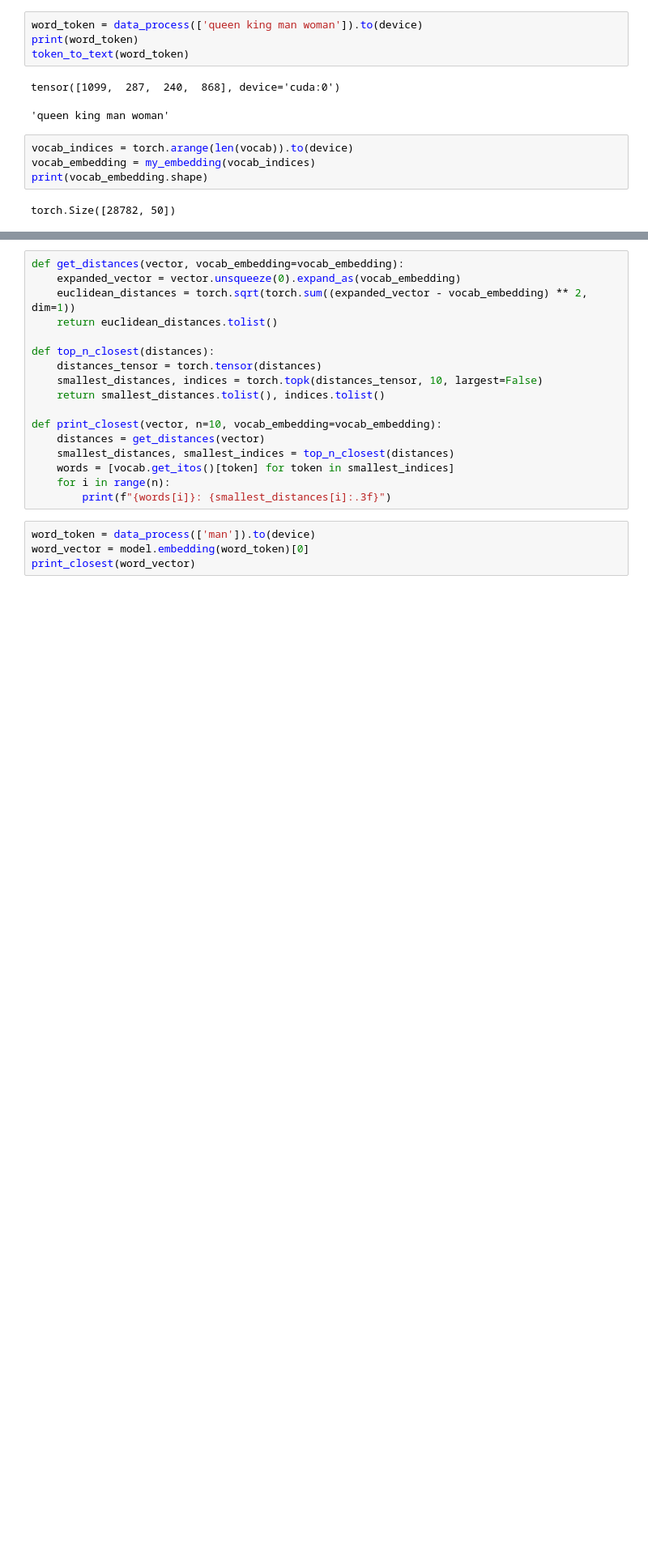
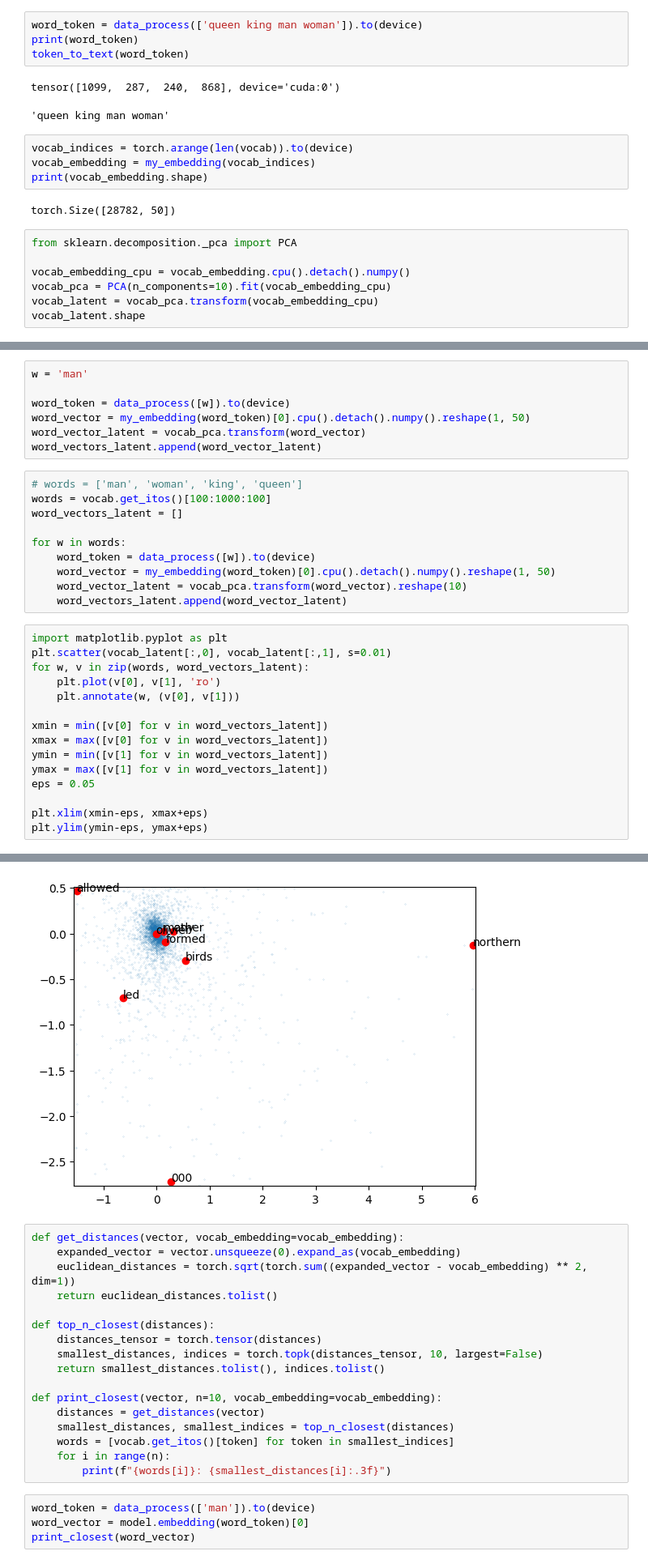
Before and after one commit to BlayvasD/SemanticGeometry, a Jupyter notebook: SemGem_analysis.ipynb, the cells around one changed output, grey strips where cells are left out. Shown at 81% size. Cells and saved outputs as stored; diff of their text form; blank space fills up the shorter version.

```diff
--- a/SemGem_analysis.ipynb
+++ b/SemGem_analysis.ipynb
@@ -170,3 +175,10 @@ vocab_embedding = my_embedding(vocab_indices)
 print(vocab_embedding.shape)
 # %% [output]
 torch.Size([28782, 50])
+# %%
+from sklearn.decomposition._pca import PCA
+
+vocab_embedding_cpu = vocab_embedding.cpu().detach().numpy()
+vocab_pca = PCA(n_components=10).fit(vocab_embedding_cpu)
+vocab_latent = vocab_pca.transform(vocab_embedding_cpu)
+vocab_latent.shape
@@ -172,0 +187,33 @@ torch.Size([28782, 50])
+# %%
+w = 'man'
+
+word_token = data_process([w]).to(device)
+word_vector = my_embedding(word_token)[0].cpu().detach().numpy().reshape(1, 50)
+word_vector_latent = vocab_pca.transform(word_vector)
+word_vectors_latent.append(word_vector_latent)
+# %%
+# words = ['man', 'woman', 'king', 'queen']
+words = vocab.get_itos()[100:1000:100]
+word_vectors_latent = []
+
+for w in words:
+    word_token = data_process([w]).to(device)
+    word_vector = my_embedding(word_token)[0].cpu().detach().numpy().reshape(1, 50)
+    word_vector_latent = vocab_pca.transform(word_vector).reshape(10)
+    word_vectors_latent.append(word_vector_latent)
+# %%
+import matplotlib.pyplot as plt
+plt.scatter(vocab_latent[:,0], vocab_latent[:,1], s=0.01)
+for w, v in zip(words, word_vectors_latent):
+    plt.plot(v[0], v[1], 'ro')
+    plt.annotate(w, (v[0], v[1]))
+
+xmin = min([v[0] for v in word_vectors_latent])
+xmax = max([v[0] for v in word_vectors_latent])
+ymin = min([v[1] for v in word_vectors_latent])
+ymax = max([v[1] for v in word_vectors_latent])
+eps = 0.05
+
+plt.xlim(xmin-eps, xmax+eps)
+plt.ylim(ymin-eps, ymax+eps)
+# %% [output]
@@ -173,3 +221,4 @@ torch.Size([28782, 50])
+[figure, added]
 # %%
 def get_distances(vector, vocab_embedding=vocab_embedding):
     expanded_vector = vector.unsqueeze(0).expand_as(vocab_embedding)
```
Also changed, not shown: parts of 8 cells of this notebook.
